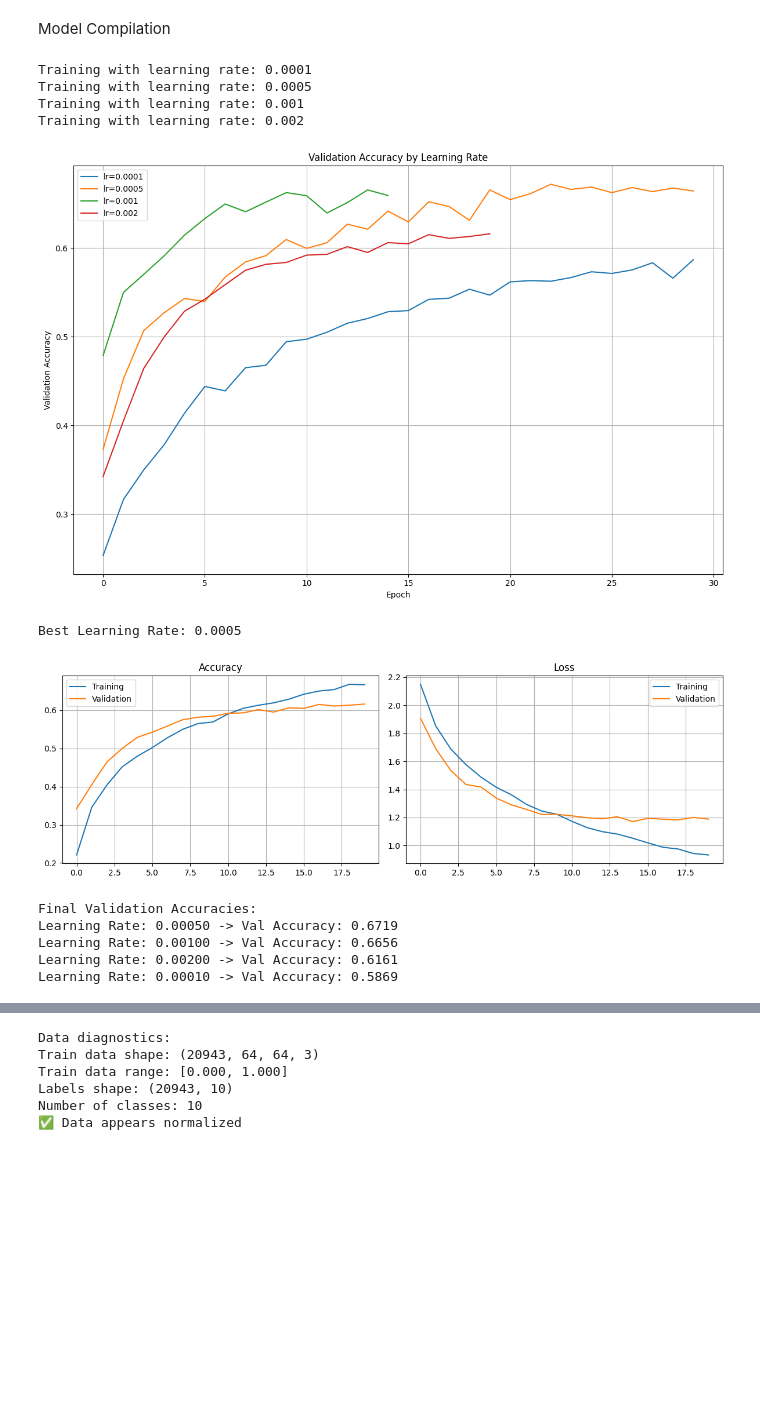
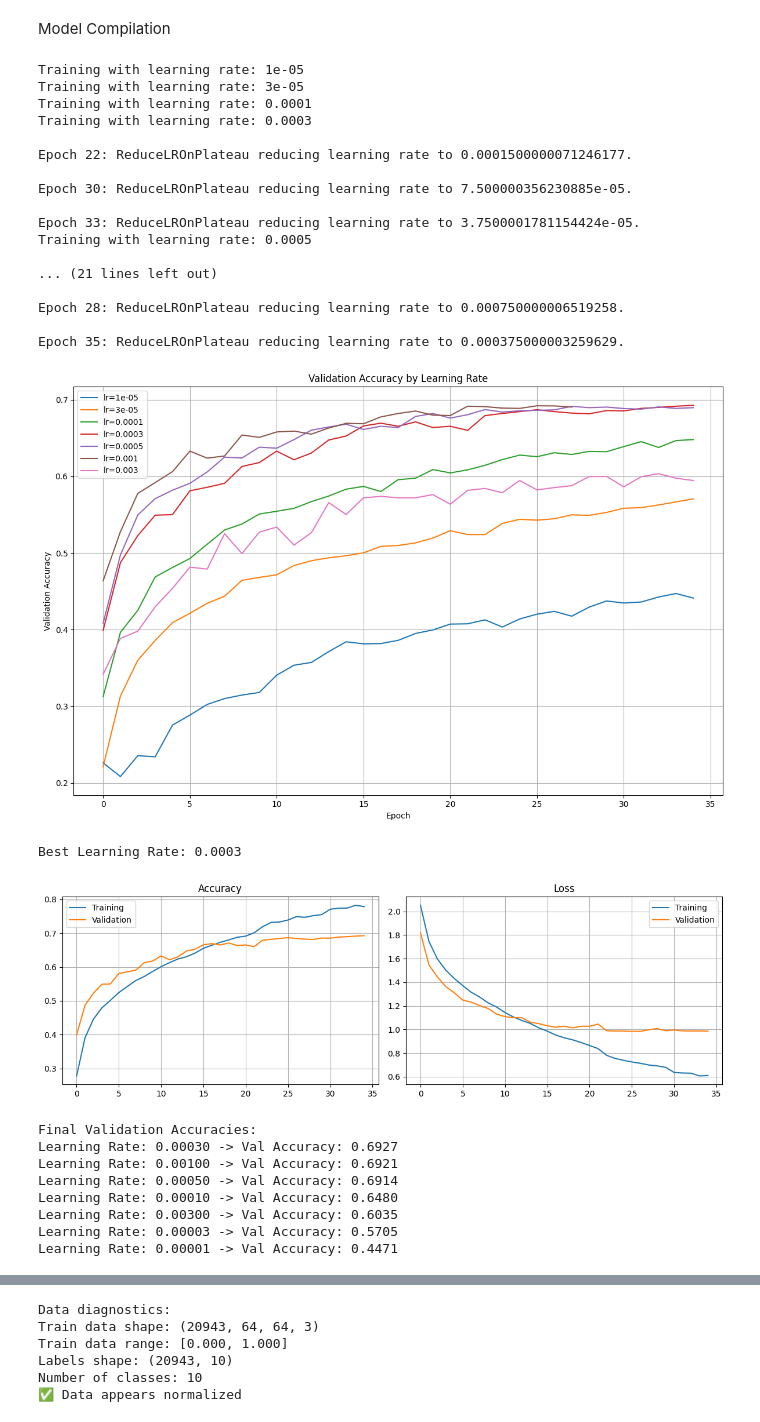
Before and after one commit to tejaldbhatti/Project2_DL_CNN, a Jupyter notebook: Model_3.ipynb, the cells around one changed output, grey strips where cells are left out. Cells and saved outputs as stored; diff of their text form; code cells hidden in the pictures; blank space fills up the shorter version.

```diff
--- a/Model_3.ipynb
+++ b/Model_3.ipynb
@@ -232,15 +232,24 @@ Model Compilation
 # %%
 from tensorflow.keras.optimizers import Adam
 from tensorflow.keras.callbacks import EarlyStopping
+from tensorflow.keras.callbacks import ReduceLROnPlateau
 
 #track all histories
 histories = {}
 
 # Simple fix: better learning rates
-learning_rates = [0.0001, 0.0005, 0.001, 0.002]
+learning_rates = sorted([1e-5, 3e-5, 1e-4, 3e-4, 5e-4, 1e-3, 3e-3])
 
 plt.figure(figsize=(12, 8))
 accuracies = {}
+
+lr_schedule = ReduceLROnPlateau(
+    monitor='val_loss',
+    factor=0.5,
+    patience=3,
+    verbose=1,
+    min_lr=1e-6
+)
 
 for lr in learning_rates:
     print(f"Training with learning rate: {lr}")
@@ -264,7 +273,7 @@ for lr in learning_rates:
                   loss='categorical_crossentropy',
                   metrics=['accuracy'])
 
-    early_stop = EarlyStopping(monitor='val_loss', patience=5, restore_best_weights=True)
+    early_stop = EarlyStopping(monitor='val_loss', patience=10, restore_best_weights=True)
 
     # Train
     history = model.fit(
@@ -272,7 +281,7 @@ for lr in learning_rates:
         epochs=35,
         batch_size=32,
         validation_data=(x_test, y_test_cat),
-        callbacks=[early_stop],
+        callbacks=[early_stop, lr_schedule],
         verbose=0
     )
     histories[lr] = history
@@ -294,47 +303,63 @@ plt.tight_layout()
 plt.show()
 
 #plot accuracy/loss for the best learning rate
 best_lr = max(accuracies, key=accuracies.get)
 best_history = histories[best_lr]
 print(f"\nBest Learning Rate: {best_lr}")
 
 # Plot results
 plt.figure(figsize=(12, 4))
 
 plt.subplot(1, 2, 1)
-plt.plot(history.history['accuracy'], label='Training')
-plt.plot(history.history['val_accuracy'], label='Validation')
+plt.plot(best_history.history['accuracy'], label='Training')
+plt.plot(best_history.history['val_accuracy'], label='Validation')
 plt.title('Accuracy')
 plt.legend()
 plt.grid(True)
 
 plt.subplot(1, 2, 2)
-plt.plot(history.history['loss'], label='Training')
-plt.plot(history.history['val_loss'], label='Validation')
+plt.plot(best_history.history['loss'], label='Training')
+plt.plot(best_history.history['val_loss'], label='Validation')
 plt.title('Loss')
 plt.legend()
 plt.grid(True)
 
 plt.tight_layout()
 plt.show()
 
 # Print all accuracies
 print("\nFinal Validation Accuracies:")
 for lr, acc in sorted(accuracies.items(), key=lambda x: x[1], reverse=True):
     print(f"Learning Rate: {lr:.5f} -> Val Accuracy: {acc:.4f}")
 # %% [output]
+Training with learning rate: 1e-05
+Training with learning rate: 3e-05
 Training with learning rate: 0.0001
+Training with learning rate: 0.0003
+
+Epoch 22: ReduceLROnPlateau reducing learning rate to 0.0001500000071246177.
+
+Epoch 30: ReduceLROnPlateau reducing learning rate to 7.500000356230885e-05.
+
+Epoch 33: ReduceLROnPlateau reducing learning rate to 3.7500001781154424e-05.
 Training with learning rate: 0.0005
-Training with learning rate: 0.001
-Training with learning rate: 0.002
+
+... (21 lines left out)
+
+Epoch 28: ReduceLROnPlateau reducing learning rate to 0.000750000006519258.
+
+Epoch 35: ReduceLROnPlateau reducing learning rate to 0.000375000003259629.
-[figure, old version]
+[figure, new version]
-Best Learning Rate: 0.0005
+Best Learning Rate: 0.0003
-[figure, old version]
+[figure, new version]
 Final Validation Accuracies:
-Learning Rate: 0.00050 -> Val Accuracy: 0.6719
-Learning Rate: 0.00100 -> Val Accuracy: 0.6656
-Learning Rate: 0.00200 -> Val Accuracy: 0.6161
-Learning Rate: 0.00010 -> Val Accuracy: 0.5869
+Learning Rate: 0.00030 -> Val Accuracy: 0.6927
+Learning Rate: 0.00100 -> Val Accuracy: 0.6921
+Learning Rate: 0.00050 -> Val Accuracy: 0.6914
+Learning Rate: 0.00010 -> Val Accuracy: 0.6480
+Learning Rate: 0.00300 -> Val Accuracy: 0.6035
+Learning Rate: 0.00003 -> Val Accuracy: 0.5705
+Learning Rate: 0.00001 -> Val Accuracy: 0.4471
 # %%
 # Print model summary
 model.summary()
```
Also changed, not shown: parts of 9 cells of this notebook, 1 other file.
